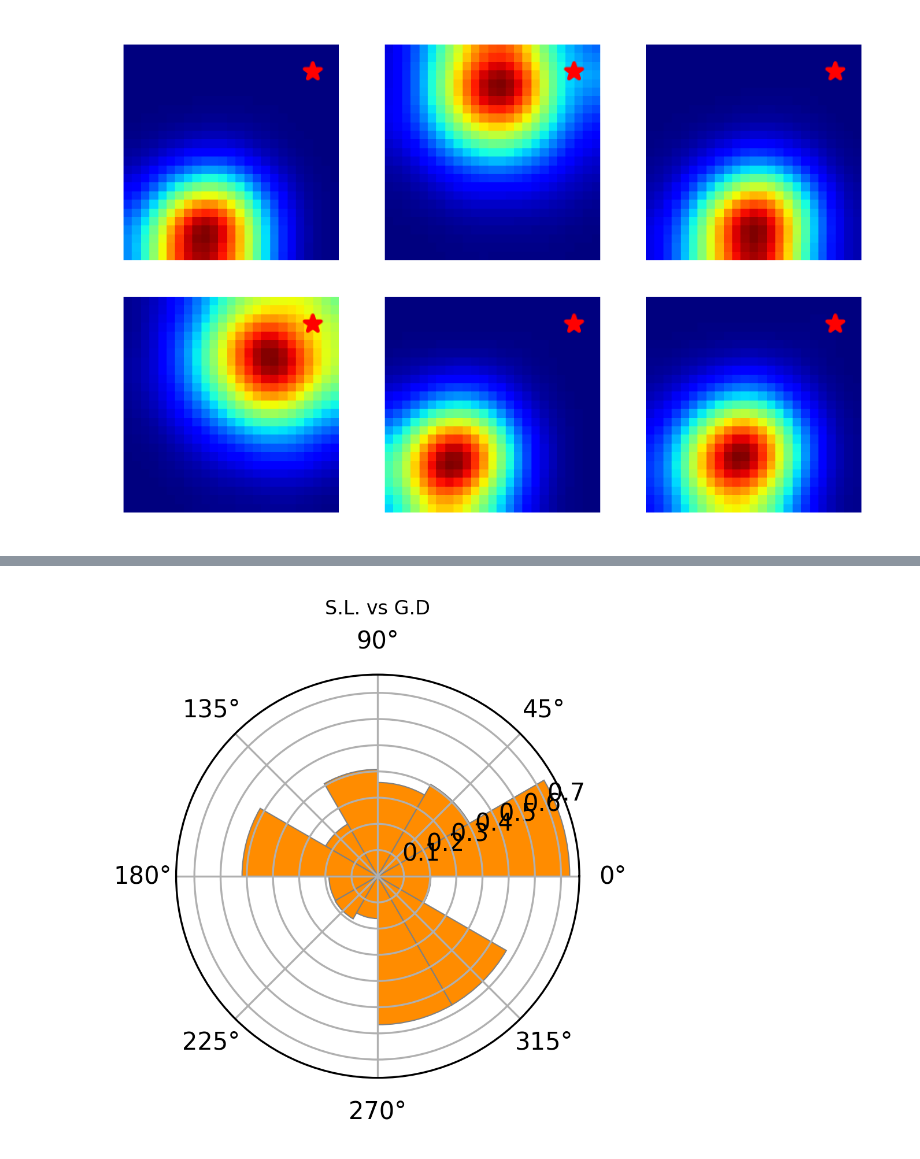
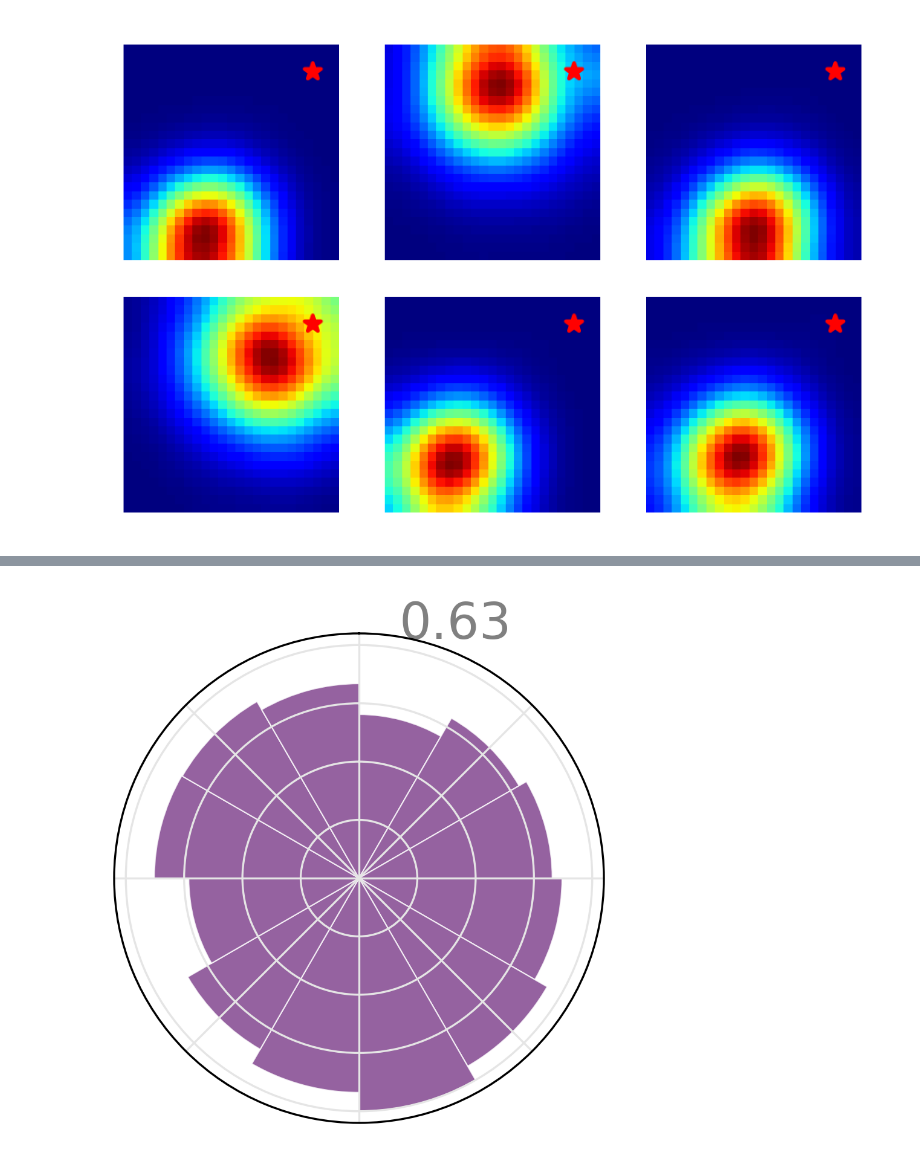
Before and after one commit to ZilongJi/HoneycombSweeps, a Jupyter notebook: full_simulation_my_version.ipynb, the cells around one changed output, grey strips where cells are left out. Cells and saved outputs as stored; diff of their text form; code cells hidden in the pictures.

```diff
--- a/full_simulation_my_version.ipynb
+++ b/full_simulation_my_version.ipynb
@@ -583,42 +576,43 @@ plt.show()
 # %%
 fig, ax = plt.subplots(1, 1, subplot_kw={'projection': 'polar'}, figsize=(3, 4), dpi=300)
 
 colors = {
     'bars': '#7B3B89',          # Sophisticated burgundy - professional but engaging
     'edge': '#662B49',          # Slightly darker edge for definition
     'grid': '#E5E5E5',          # Very light gray for subtle gridlines
     'text': 'gray',          # Nearly black for clear text
 }
 
 n_bins = 12
 bin_edges = np.linspace(0, 2 * np.pi, n_bins + 1)
 
 mean_sweep_length = np.zeros(n_bins)
 for i in range(n_bins):
     # Get the indices of the sweeps that fall into the current bin
-    indices = np.where((np.array(Angle_at_zeroPhase) >= bin_edges[i]) & (np.array(Angle_at_zeroPhase) < bin_edges[i + 1]))[0]
+    indices = np.where((np.deg2rad(np.array(Angle_at_zeroPhase)) >= bin_edges[i]) & (np.deg2rad(np.array(Angle_at_zeroPhase)) < bin_edges[i + 1]))[0]
     if len(indices) > 0:
         mean_sweep_length[i] = np.mean(np.array(SweepLength)[indices])
     else:
         mean_sweep_length[i] = 0
 
-# plot_circular_histogram_with_values(
-#     fig,
-#     ax,
-#     mean_sweep_length,
-#     bins=bin_edges,
-#     colors=colors,
-#     fontsize=20,
-#     normalize=False,
-# )
+plot_circular_histogram_with_values(
+    fig,
+    ax,
+    mean_sweep_length,
+    bins=bin_edges,
+    colors=colors,
+    fontsize=20,
+    normalize=False,
+    show_dir_bins=False,
+)
 
-# Prepare angles for bar centres
-bin_centres = (bin_edges[:-1] + bin_edges[1:]) / 2
+# # Prepare angles for bar centres
+# bin_centres = (bin_edges[:-1] + bin_edges[1:]) / 2
 
-# Plot as polar histogram (bar plot)
-ax.bar(bin_centres, mean_sweep_length, width=(2 * np.pi / n_bins), bottom=0.0, color='darkorange', edgecolor='grey', linewidth=0.5)
+# # Plot as polar histogram (bar plot)
+# ax.bar(bin_centres, mean_sweep_length, width=(2 * np.pi / n_bins), bottom=0.0, color='darkorange', edgecolor='grey', linewidth=0.5)
 
-ax.set_title('S.L. vs G.D', fontsize=8)
+fig.savefig('figures/PaperFig/theta_sweep_sl_vs_gd.pdf', dpi=300, transparent=True, bbox_inches='tight')
 plt.show()
 # %% [output]
-[figure, old version]
+[figure, new version]
```
Also changed, not shown: parts of 7 cells of this notebook, 6 other files.
